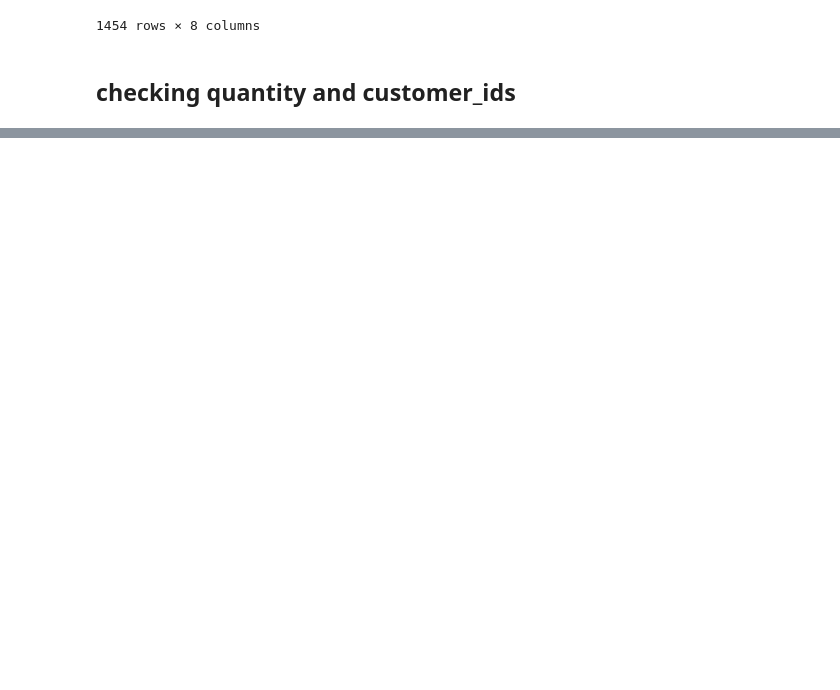
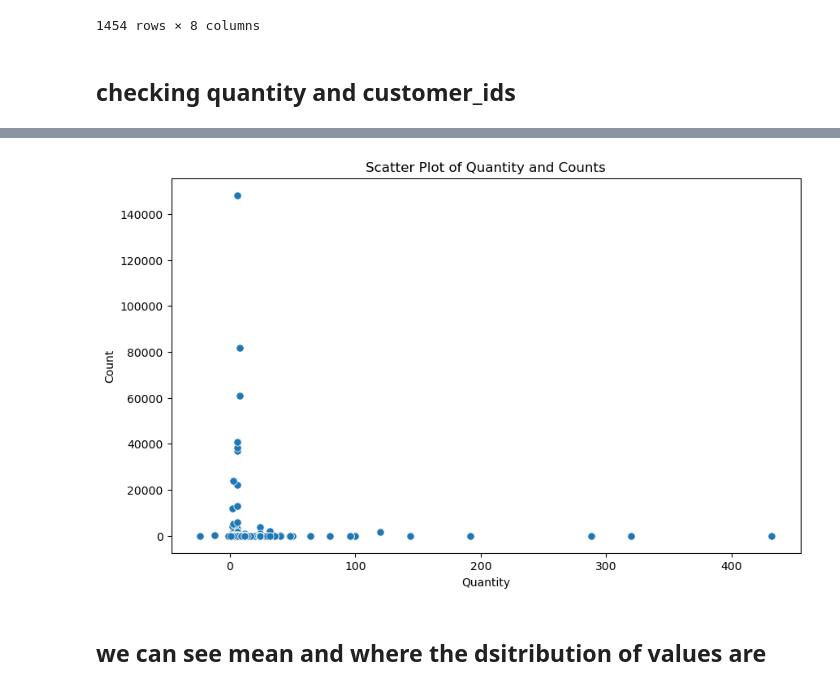
Before and after one commit to Marc-Aradillas/customer-segmentation-project, a Jupyter notebook: prep.ipynb, the cells around one changed output, grey strips where cells are left out. Cells and saved outputs as stored; diff of their text form; code cells hidden in the pictures; blank space fills up the shorter version.

```diff
--- a/prep.ipynb
+++ b/prep.ipynb
@@ -343,0 +683,11 @@ rows_with_nulls.description.to_list
+# %%
+plt.figure(figsize=(10, 6))
+sns.scatterplot(data=df, x='quantity', y=df['quantity'].value_counts(), s=45)
+plt.title('Scatter Plot of Quantity and Counts')
+plt.xlabel('Quantity')
+plt.ylabel('Count')
+plt.show()
+# %% [output]
+[figure, added]
+# %% [markdown]
+## we can see mean and where the dsitribution of values are
```
Also changed, not shown: parts of 52 cells of this notebook, 1 other file.
